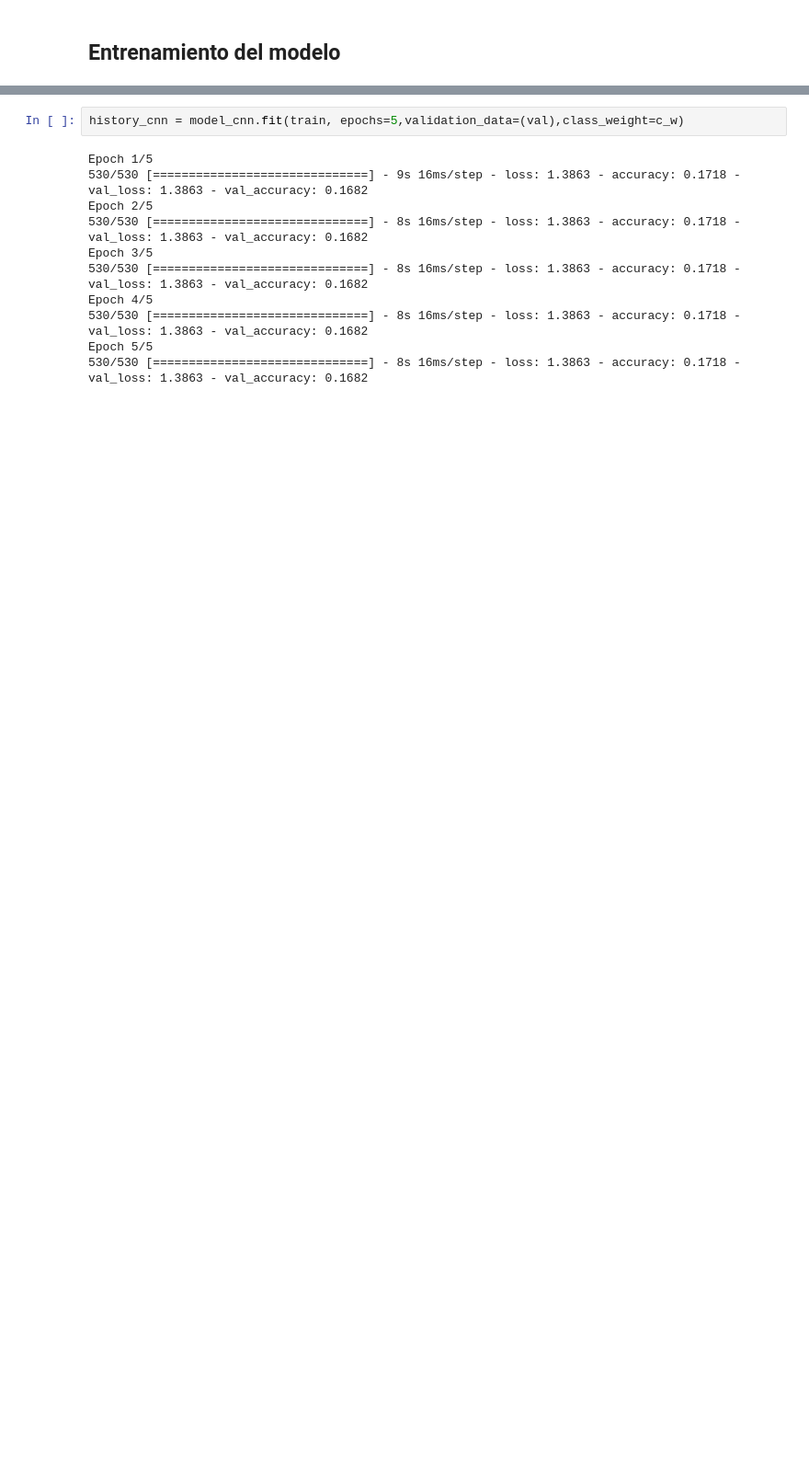
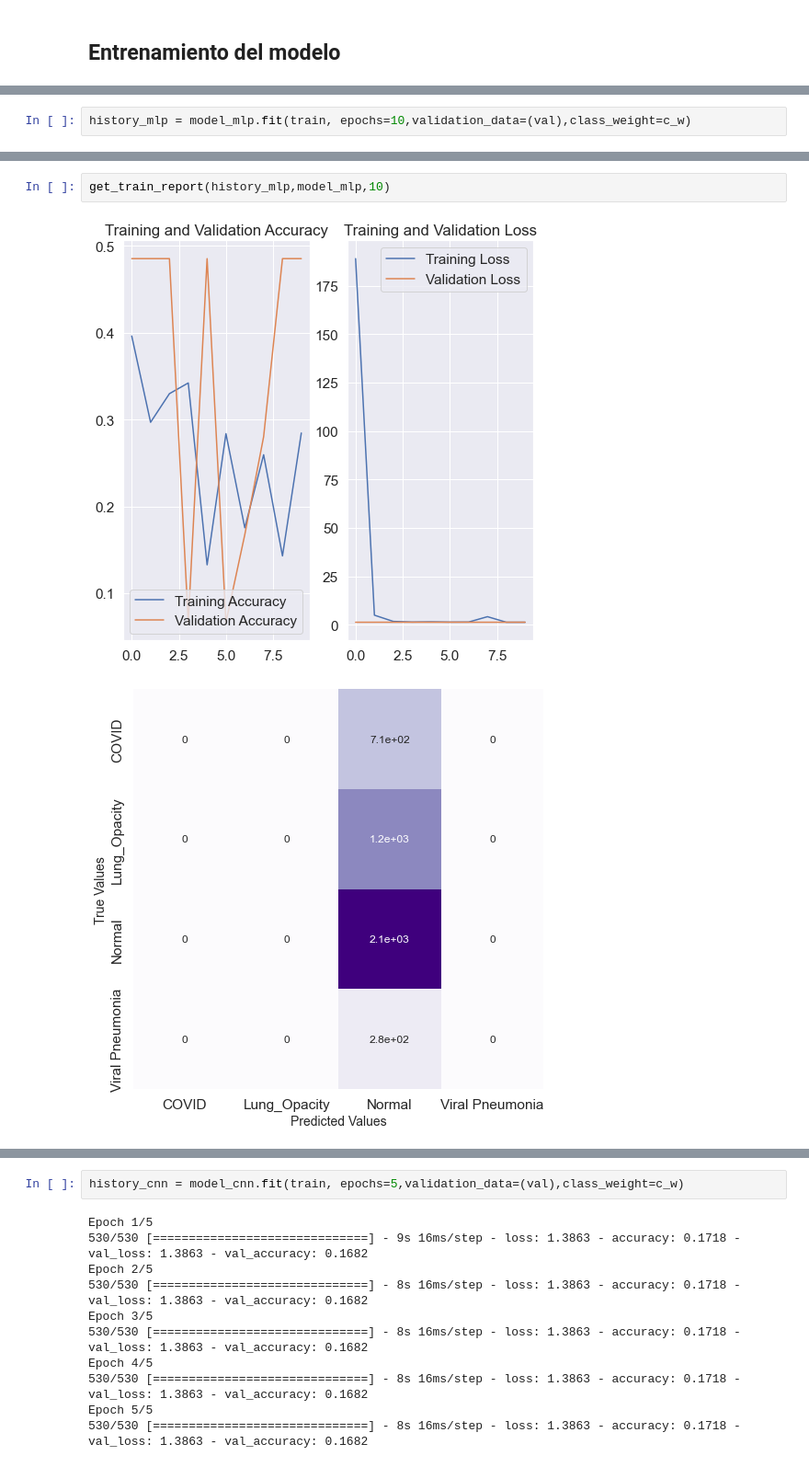
Before and after one commit to dcbonilla10/MLTechniques, a Jupyter notebook: Lab3/Laboratorio_III_Taller.ipynb, the cells around one changed output, grey strips where cells are left out. Shown at 92% size. Saved outputs shown, nothing was run; the diff lists cells and outputs as text; blank space fills up the shorter version.

Commit message:
MLP base model and organization

```diff
--- a/Lab3/Laboratorio_III_Taller.ipynb
+++ b/Lab3/Laboratorio_III_Taller.ipynb
@@ -222,0 +217,2 @@ for i,j in zip(range(4),class_weights):
+# %%
+history_mlp = model_mlp.fit(train, epochs=10,validation_data=(val),class_weight=c_w)
@@ -222,0 +240,5 @@ for i,j in zip(range(4),class_weights):
+# %%
+get_train_report(history_mlp,model_mlp,10)
+# %% [output]
+[figure, added]
+[figure, added]
```
Also changed, not shown: parts of 27 cells of this notebook, 2 other files.
